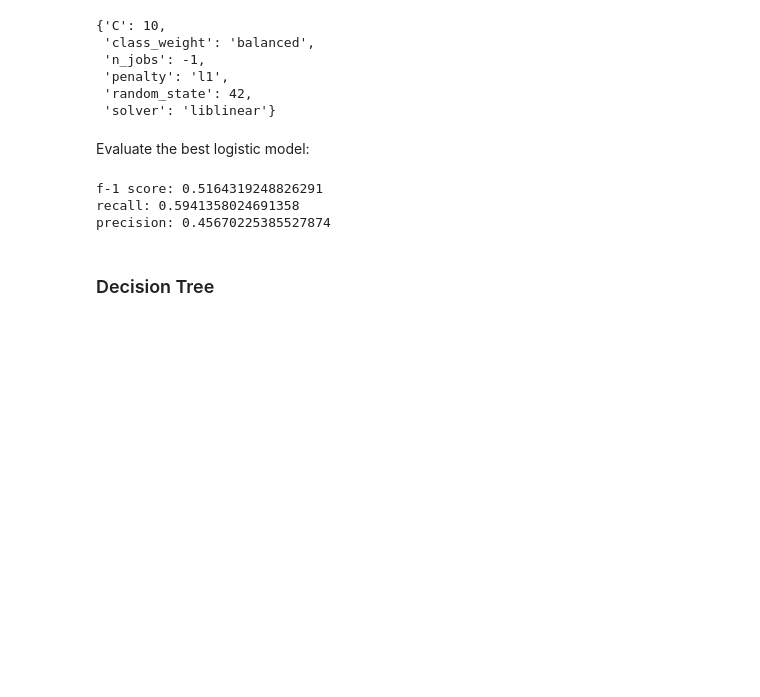
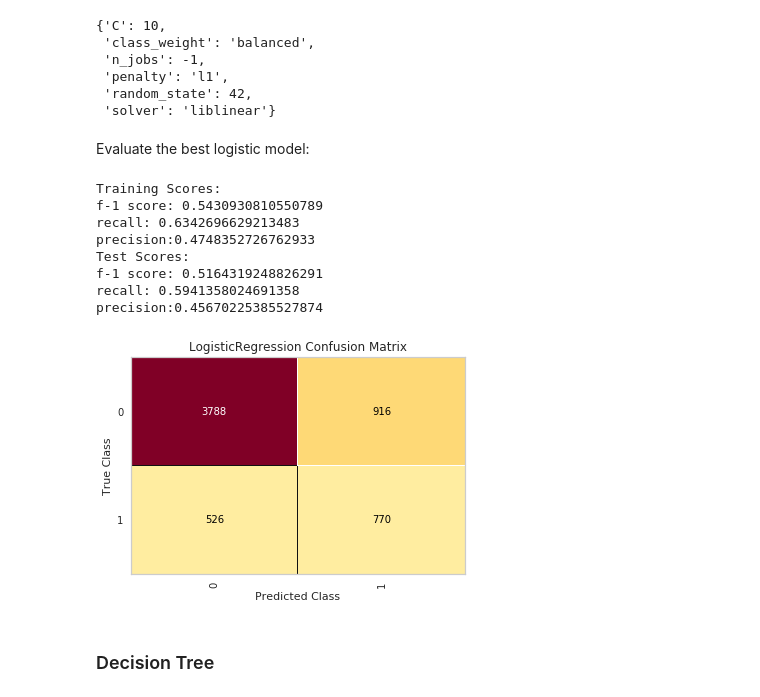
Before and after one commit to nt-ds/default-of-credit-card-clients, a Jupyter notebook: notebooks/3.0-models-transformed-data.ipynb, the cells around one changed output. Cells and saved outputs as stored; diff of their text form; code cells hidden in the pictures; blank space fills up the shorter version.

```diff
--- a/notebooks/3.0-models-transformed-data.ipynb
+++ b/notebooks/3.0-models-transformed-data.ipynb
@@ -64,0 +60,4 @@ def all_scores(y_true, y_pred):
+# %%
+import evaluation_functions
+all_scores = evaluation_functions.all_scores
+scores_confusion_matrix = evaluation_functions.scores_confusion_matrix
@@ -188,15 +189,19 @@ ns_lr_gs.best_params_
  'solver': 'liblinear'}
 # %% [markdown]
 Evaluate the best logistic model:
-# %%
-best_ns_lr = LogisticRegression(**ns_lr_gs.best_params_)
-best_ns_lr.fit(non_sampled_X_train, non_sampled_y_train)
-y_preds_best_ns_lr = best_ns_lr.predict(non_sampled_X_test)
-all_scores(non_sampled_y_test, y_preds_best_ns_lr)
-# %% [output]
-f-1 score: 0.5164319248826291
-recall: 0.5941358024691358
-precision: 0.45670225385527874
+# %%
+scores_confusion_matrix(ns_lr_gs, non_sampled_X_train, non_sampled_X_test,
+                        non_sampled_y_train, non_sampled_y_test)
+# %% [output]
+Training Scores:
+f-1 score: 0.5430930810550789
+recall: 0.6342696629213483
+precision:0.4748352726762933
+Test Scores:
+f-1 score: 0.5164319248826291
+recall: 0.5941358024691358
+precision:0.45670225385527874
+[figure, added]
 # %% [markdown]
 ### Decision Tree
 # %%
```
Also changed, not shown: parts of 61 cells of this notebook.
